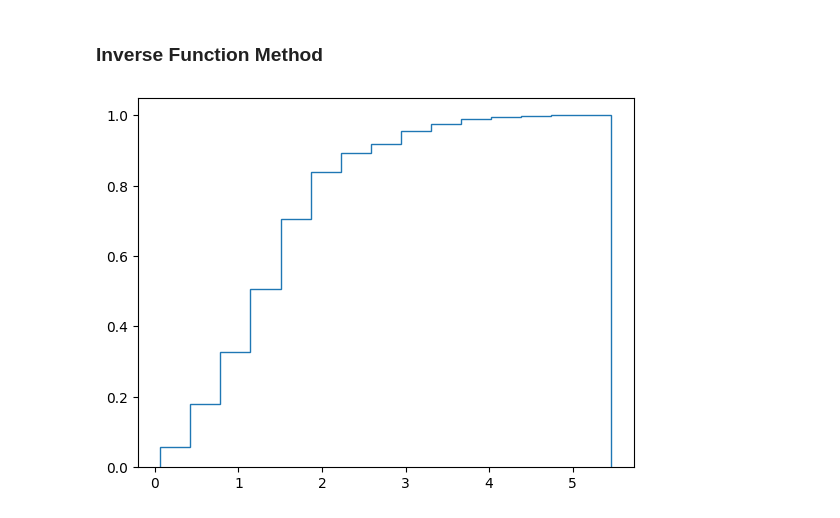
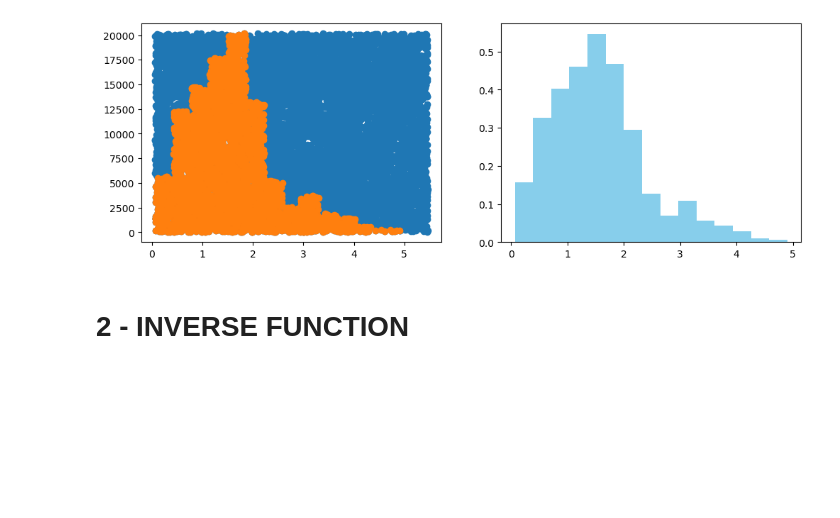
Before and after one commit to RoccoGiugni/ASML-24-25, a Jupyter notebook: L04/L04.ipynb, the cells around one changed output. Saved outputs shown, nothing was run; the diff lists cells and outputs as text; code cells hidden in the pictures; blank space fills up the shorter version.

```diff
--- a/L04/L04.ipynb
+++ b/L04/L04.ipynb
@@ -46,30 +44,24 @@ plt.show()
 # %%
 rng = np.random.default_rng()
 # %%
-"REJECTION SAMPLING"
+# REJECTION SAMPLING
 
-N = int(10000 / counts.size)
+N = int(10000 / bins.size)
 
-ymax = counts.max()
+ymax = bins.max()
 
 x_scatter, x = [], []
 y_scatter, y = [], []
-for i in range(edges.size - 1):
-    x_random = rng.uniform(edges[i], edges[i+1], N)
+for i in range(edge.size - 1):
+    x_random = rng.uniform(edge[i], edge[i+1], N)
     y_random = rng.uniform(0, ymax, N)
 
     x_scatter.extend(x_random)
     y_scatter.extend(y_random)
 
-    mask = y_random < counts[i]
+    mask = y_random < bins[i]
     x.extend(x_random[mask])
     y.extend(y_random[mask])
 
 x = np.array(x)
 y = np.array(y)
-
-plt.scatter(x_scatter, y_scatter)
-plt.scatter(x, y, color='skyblue')
-plt.show()
-
-h1 = plt.hist(x, color='skyblue')
@@ -79,10 +68,12 @@ h1 = plt.hist(x, color='skyblue')
-# %% [markdown]
-### Inverse Function Method
-# %%
-cdf = np.cumsum(counts) / counts.sum()
-
-plt.stairs(cdf, edges)
-plt.show()
-# %% [output]
-[figure, removed]
+# %%
+fig, axs = plt.subplots(1, 2, figsize=(12, 4))
+
+axs[0].scatter(x_scatter, y_scatter)
+axs[0].scatter(x, y)
+
+h1 = axs[1].hist(x, nbin, density=True, color='skyblue')
+# %% [output]
+[figure, added]
+# %% [markdown]
+# 2 - INVERSE FUNCTION
 # %%
```
Also changed, not shown: parts of 16 cells of this notebook.
